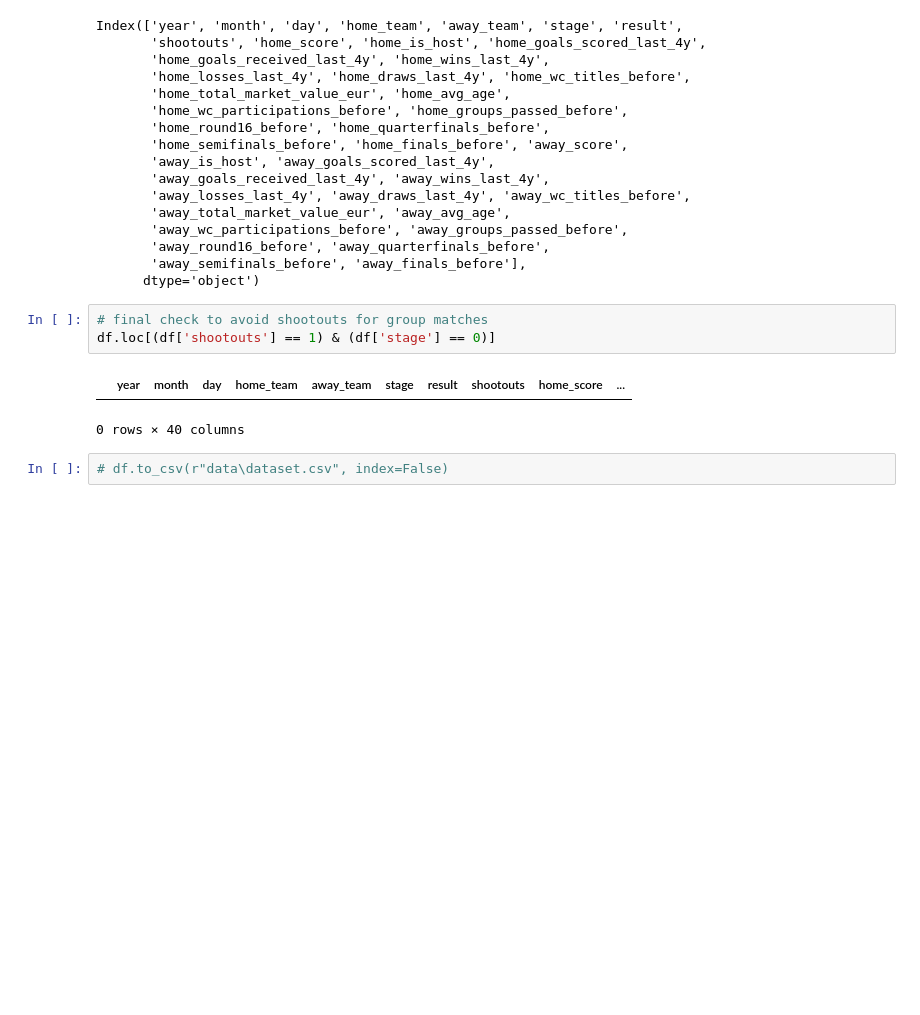
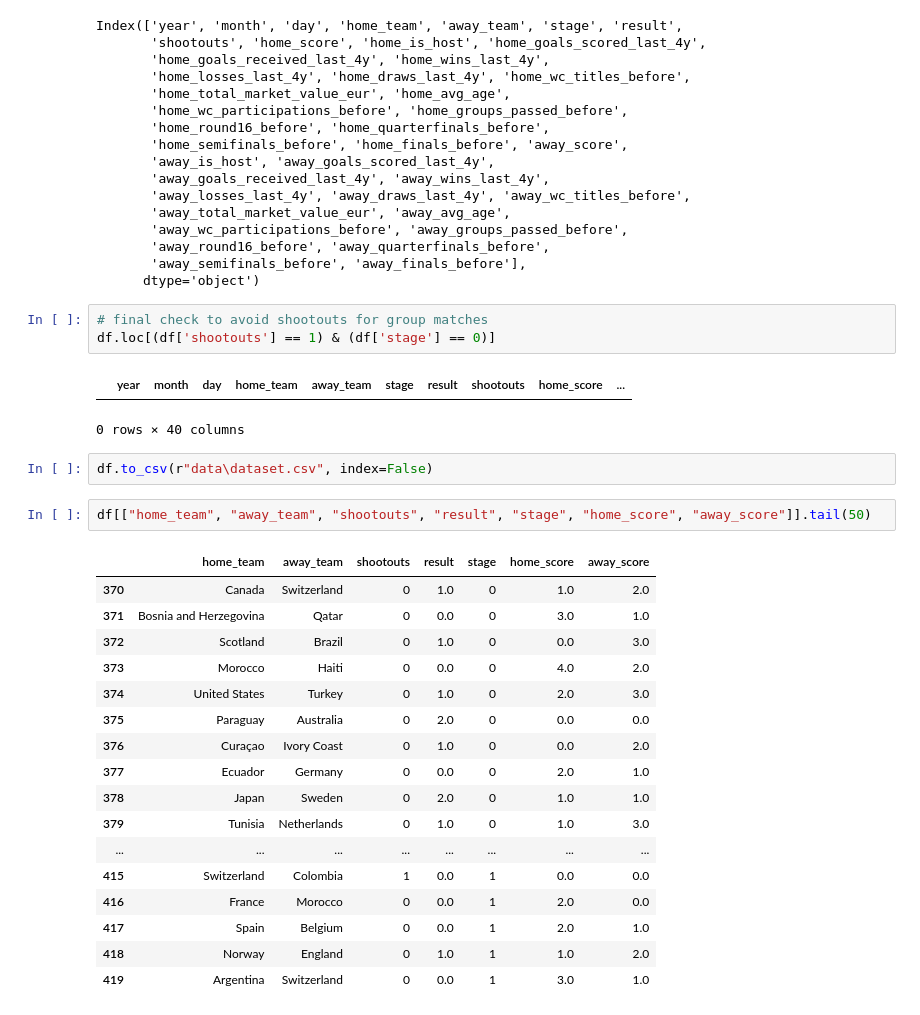
Before and after one commit to michele-55/world_cup_project, a Jupyter notebook: data_cleaning.ipynb, the cells around one changed output. Drawn from its saved outputs; the diff is of its cells as text; blank space fills up the shorter version.

```diff
--- a/data_cleaning.ipynb
+++ b/data_cleaning.ipynb
@@ -804,4 +801,24 @@ df.loc[(df['shootouts'] == 1) & (df['stage'] == 0)]
 |  | year | month | day | home_team | away_team | stage | result | shootouts | home_score | ... |
 0 rows × 40 columns
 # %%
-# df.to_csv(r"data\dataset.csv", index=False)
+df.to_csv(r"data\dataset.csv", index=False)
+# %%
+df[["home_team", "away_team", "shootouts", "result", "stage", "home_score", "away_score"]].tail(50)
+# %% [output]
+|  | home_team | away_team | shootouts | result | stage | home_score | away_score |
+| 370 | Canada | Switzerland | 0 | 1.0 | 0 | 1.0 | 2.0 |
+| 371 | Bosnia and Herzegovina | Qatar | 0 | 0.0 | 0 | 3.0 | 1.0 |
+| 372 | Scotland | Brazil | 0 | 1.0 | 0 | 0.0 | 3.0 |
+| 373 | Morocco | Haiti | 0 | 0.0 | 0 | 4.0 | 2.0 |
+| 374 | United States | Turkey | 0 | 1.0 | 0 | 2.0 | 3.0 |
+| 375 | Paraguay | Australia | 0 | 2.0 | 0 | 0.0 | 0.0 |
+| 376 | Curaçao | Ivory Coast | 0 | 1.0 | 0 | 0.0 | 2.0 |
+| 377 | Ecuador | Germany | 0 | 0.0 | 0 | 2.0 | 1.0 |
+| 378 | Japan | Sweden | 0 | 2.0 | 0 | 1.0 | 1.0 |
+| 379 | Tunisia | Netherlands | 0 | 1.0 | 0 | 1.0 | 3.0 |
+| ... | ... | ... | ... | ... | ... | ... | ... |
+| 415 | Switzerland | Colombia | 1 | 0.0 | 1 | 0.0 | 0.0 |
+| 416 | France | Morocco | 0 | 0.0 | 1 | 2.0 | 0.0 |
+| 417 | Spain | Belgium | 0 | 0.0 | 1 | 2.0 | 1.0 |
+| 418 | Norway | England | 0 | 1.0 | 1 | 1.0 | 2.0 |
+| 419 | Argentina | Switzerland | 0 | 0.0 | 1 | 3.0 | 1.0 |
```
Also changed, not shown: parts of 7 cells of this notebook, 5 other files.
